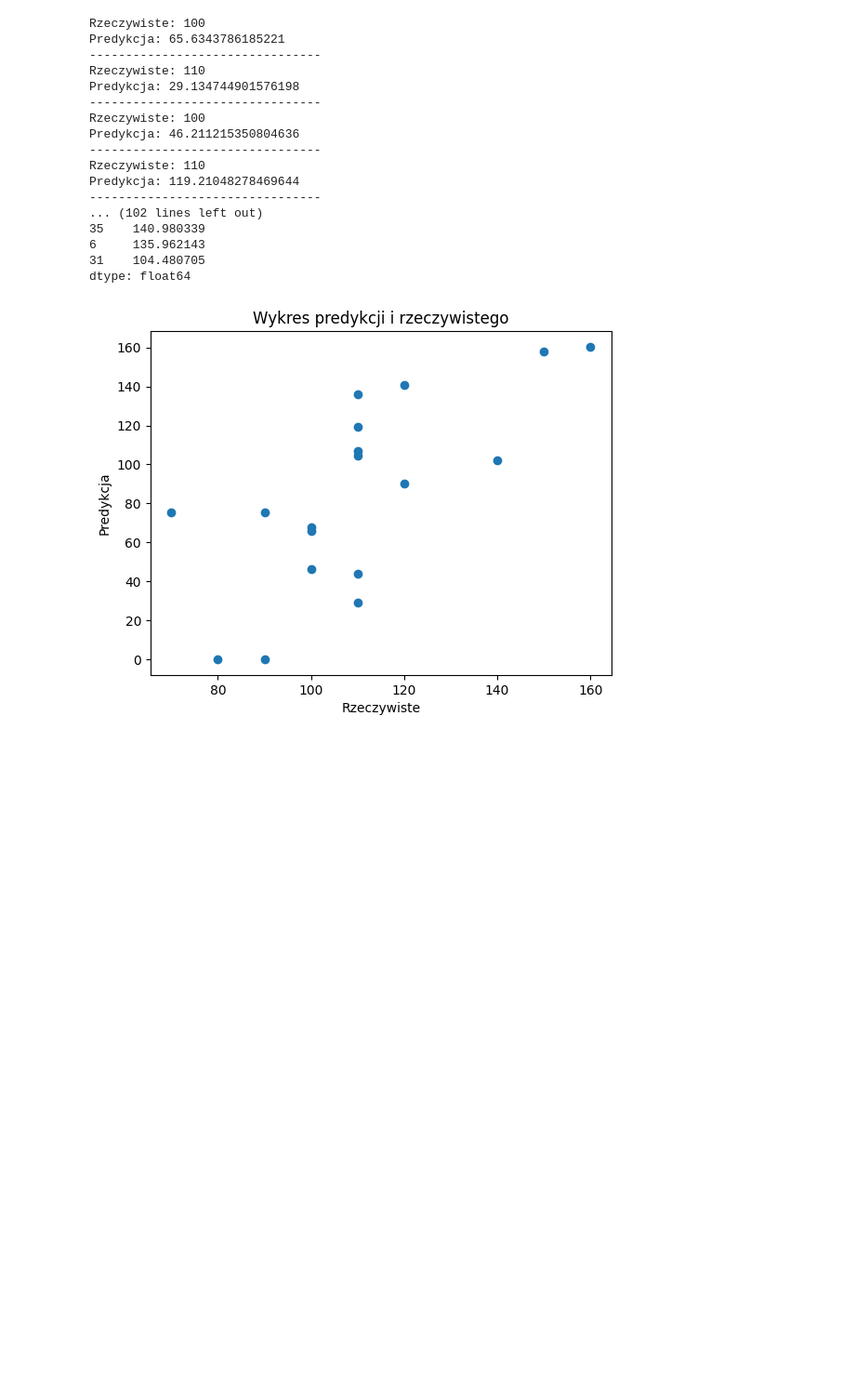
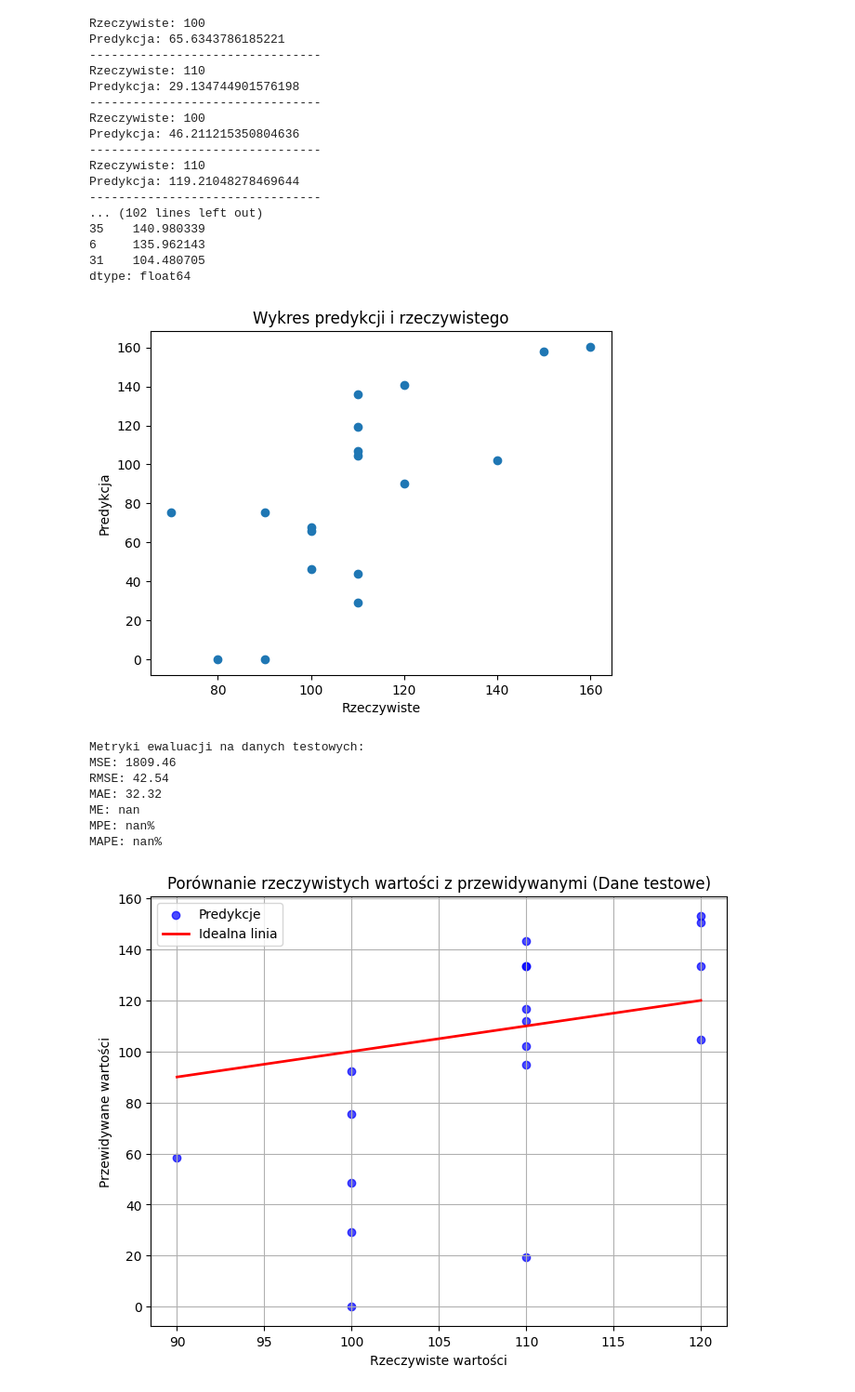
Before and after one commit to userofpi/Regresja_Logistyczna, a Jupyter notebook: Zadanie4_platki.ipynb, the cells around one changed output. Shown at 93% size. Saved outputs shown, nothing was run; the diff lists cells and outputs as text; code cells hidden in the pictures; blank space fills up the shorter version.

```diff
--- a/Zadanie4_platki.ipynb
+++ b/Zadanie4_platki.ipynb
@@ -223,4 +223,64 @@ Predykcja: 119.21048278469644
 dtype: float64
 [figure]
 # %%
-# dla testowych wypisz predykcje i wypisać ile
+
+
+# Predykcja na danych testowych
+y_test_pred = wynik.predict(X_test[['cukry', 'tluszcz']])
+
+# Obliczanie metryk
+mse = mean_squared_error(y_test, y_test_pred)
+rmse = np.sqrt(mse)
+mae = mean_absolute_error(y_test, y_test_pred)
+r2 = r2_score(y_test, y_test_pred)
+
+# Metryki błędów względnych
+me = calculate_me(y_test, y_test_pred)
+mpe = calculate_mpe(y_test, y_test_pred)
+mape = calculate_mape(y_test, y_test_pred)
+
+# Wyświetlenie wyników
+print("Metryki ewaluacji na danych testowych:")
+print(f"MSE: {mse:.2f}")
+print(f"RMSE: {rmse:.2f}")
+print(f"MAE: {mae:.2f}")
+print(f"ME: {me:.2f}")
+print(f"MPE: {mpe:.2%}")
+print(f"MAPE: {mape:.2%}")
+
+# Wykres rzeczywistych wartości vs przewidywane
+plt.figure(figsize=(8, 6))
+plt.scatter(y_test, y_test_pred, color='blue', alpha=0.7, label='Predykcje')
+plt.plot([y_test.min(), y_test.max()], [y_test.min(), y_test.max()], color='red', lw=2, label='Idealna linia')
+plt.xlabel("Rzeczywiste wartości")
+plt.ylabel("Przewidywane wartości")
+plt.title("Porównanie rzeczywistych wartości z przewidywanymi (Dane testowe)")
+plt.legend()
+plt.grid(True)
+plt.show()
+
+# Rozkład błędów
+errors = y_test.squeeze() - y_test_pred
+plt.figure(figsize=(8, 6))
+plt.hist(errors, bins=30, edgecolor='black', color='purple', alpha=0.7)
+plt.xlabel("Błąd predykcji")
+plt.ylabel("Częstość")
+plt.title("Rozkład błędów predykcji (Dane testowe)")
+plt.grid(True)
+plt.show()
+
+# Wypisanie rzeczywistych i przewidywanych wartości dla każdego rekordu
+print("\nRzeczywiste i przewidywane wartości:")
+for i in range(len(y_test)):
+    rzeczywiste = y_test.iloc[i, 0]
+    predykcja = y_test_pred.iloc[i]
+    print(f"Rzeczywiste: {rzeczywiste:.2f}, Predykcja: {predykcja:.2f}, Błąd: {rzeczywiste - predykcja:.2f}")
+# %% [output]
+Metryki ewaluacji na danych testowych:
+MSE: 1809.46
+RMSE: 42.54
+MAE: 32.32
+ME: nan
+MPE: nan%
+MAPE: nan%
+[figure, added]
```
Also changed, not shown: parts of 4 cells of this notebook, 3 other files.
